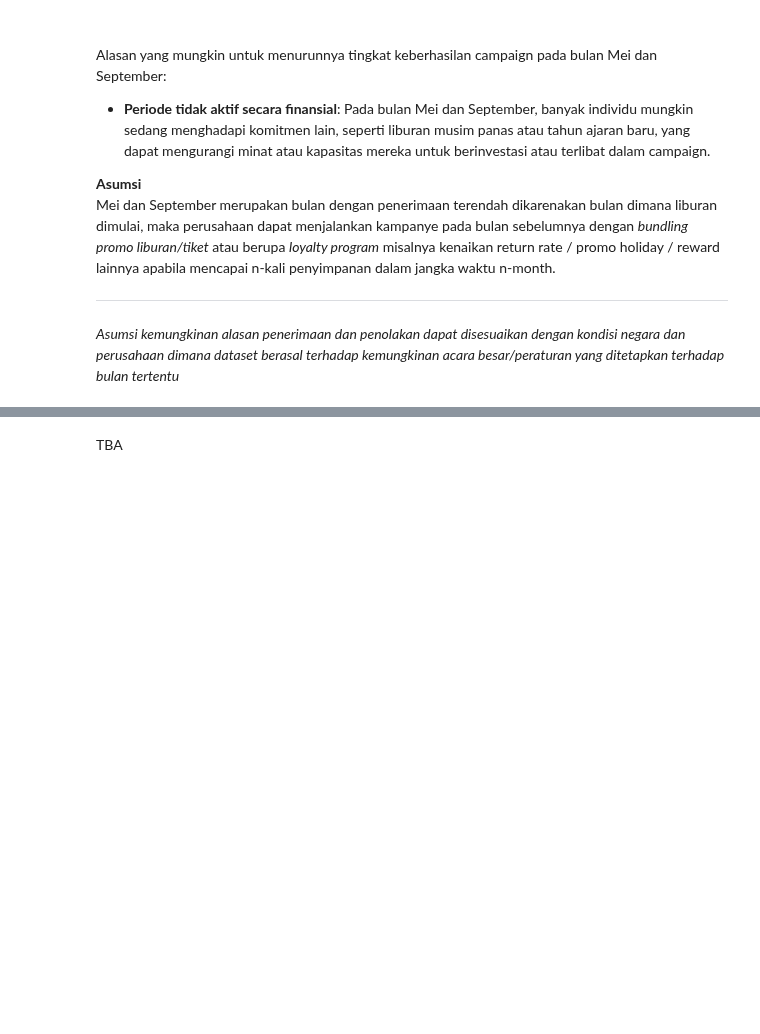
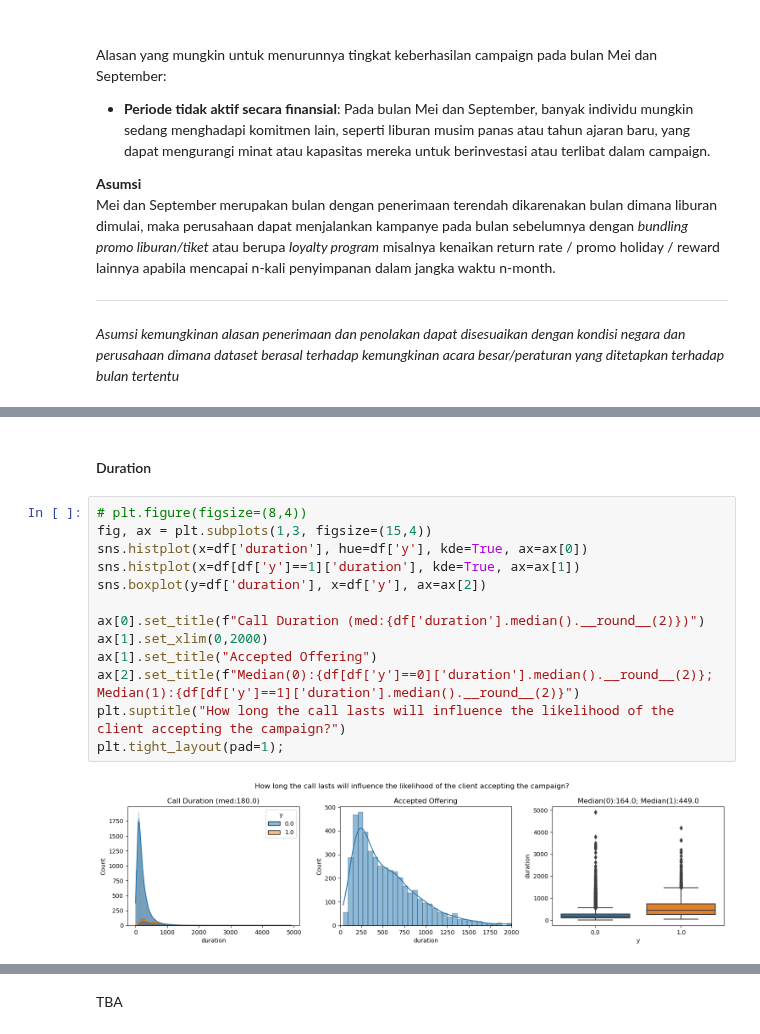
Before and after one commit to clarentcelsia/Analytics, a Jupyter notebook: ml/bank_telemarketing.ipynb, the cells around one changed output, grey strips where cells are left out. Saved outputs shown, nothing was run; the diff lists cells and outputs as text; blank space fills up the shorter version.

```diff
--- a/ml/bank_telemarketing.ipynb
+++ b/ml/bank_telemarketing.ipynb
@@ -1117,0 +1159,17 @@ Mei dan September merupakan bulan dengan penerimaan terendah dikarenakan bulan d
+# %% [markdown]
+#### Duration
+# %%
+# plt.figure(figsize=(8,4))
+fig, ax = plt.subplots(1,3, figsize=(15,4))
+sns.histplot(x=df['duration'], hue=df['y'], kde=True, ax=ax[0])
+sns.histplot(x=df[df['y']==1]['duration'], kde=True, ax=ax[1])
+sns.boxplot(y=df['duration'], x=df['y'], ax=ax[2])
+
+ax[0].set_title(f"Call Duration (med:{df['duration'].median().__round__(2)})")
+ax[1].set_xlim(0,2000)
+ax[1].set_title("Accepted Offering")
+ax[2].set_title(f"Median(0):{df[df['y']==0]['duration'].median().__round__(2)}; Median(1):{df[df['y']==1]['duration'].median().__round__(2)}")
+plt.suptitle("How long the call lasts will influence the likelihood of the client accepting the campaign?")
+plt.tight_layout(pad=1);
+# %% [output]
+[figure, added]
```
Also changed, not shown: parts of 24 cells of this notebook.
